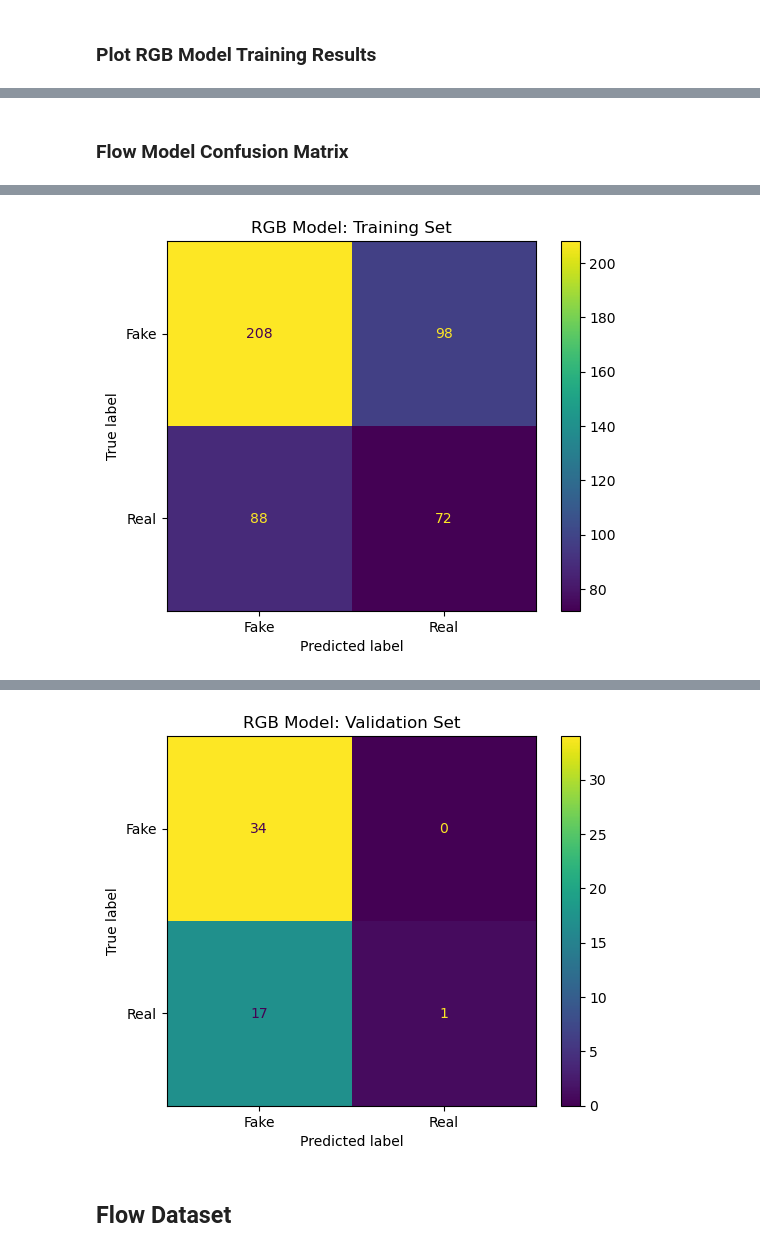
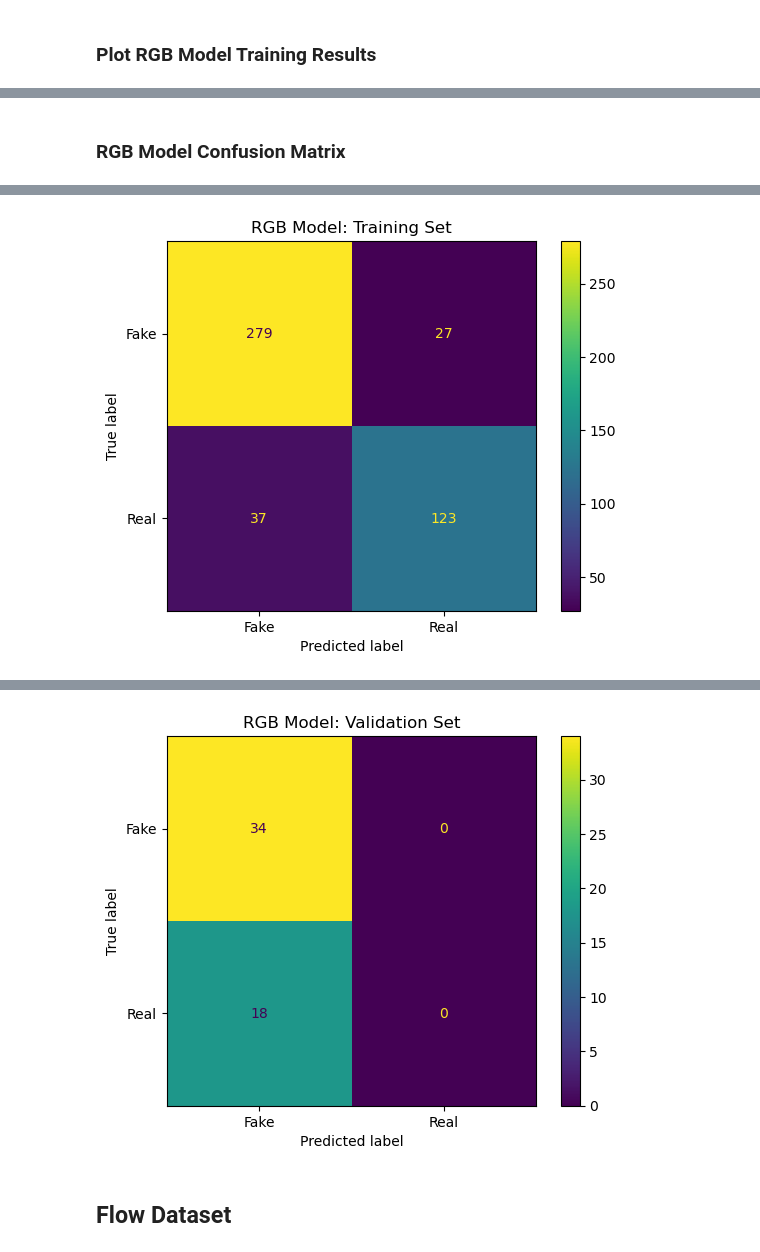
Before and after one commit to ftvs/maliciousai, a Jupyter notebook: Light_Yagami.ipynb, the cells around one changed output, grey strips where cells are left out. Saved outputs shown, nothing was run; the diff lists cells and outputs as text; code cells hidden in the pictures.

Commit message:
- new rgb model & sad talker inference

```diff
--- a/Light_Yagami.ipynb
+++ b/Light_Yagami.ipynb
@@ -474,19 +534,22 @@ plt.show()
 # %% [markdown]
-### Flow Model Confusion Matrix
+### RGB Model Confusion Matrix
 # %%
-# path = "models/s3d_rgb_best_small_v1.pth"
-path = "s3d_rgb_best.pth"
+path = "models/s3d_rgb_best_small_v3.pth"
 
 checkpoint = torch.load(path, weights_only=False) #, weights_only=True
 # print(checkpoint.keys())
 train_cm = checkpoint['train_cm']
 val_cm = checkpoint['val_cm']
 
+print(f"Train Loss: {checkpoint['train'][0]}")
+print(f"Train Accuracy: {checkpoint['train'][1]*100}%")
 cm_display = metrics.ConfusionMatrixDisplay(confusion_matrix = train_cm, display_labels = ['Fake', 'Real'])
 cm_display.plot()
 cm_display.ax_.set_title('RGB Model: Training Set')
 plt.show()
 
+print(f"Validation Loss: {checkpoint['val'][0]}")
+print(f"Validation Accuracy: {checkpoint['val'][1]*100}%")
 cm_display = metrics.ConfusionMatrixDisplay(confusion_matrix = val_cm, display_labels = ['Fake', 'Real'])
 cm_display.plot()
 cm_display.ax_.set_title('RGB Model: Validation Set')
@@ -495 +560 @@ plt.show()
-[figure, old version]
+[figure, new version]
```
Also changed, not shown: parts of 40 cells of this notebook, 2 other files.
